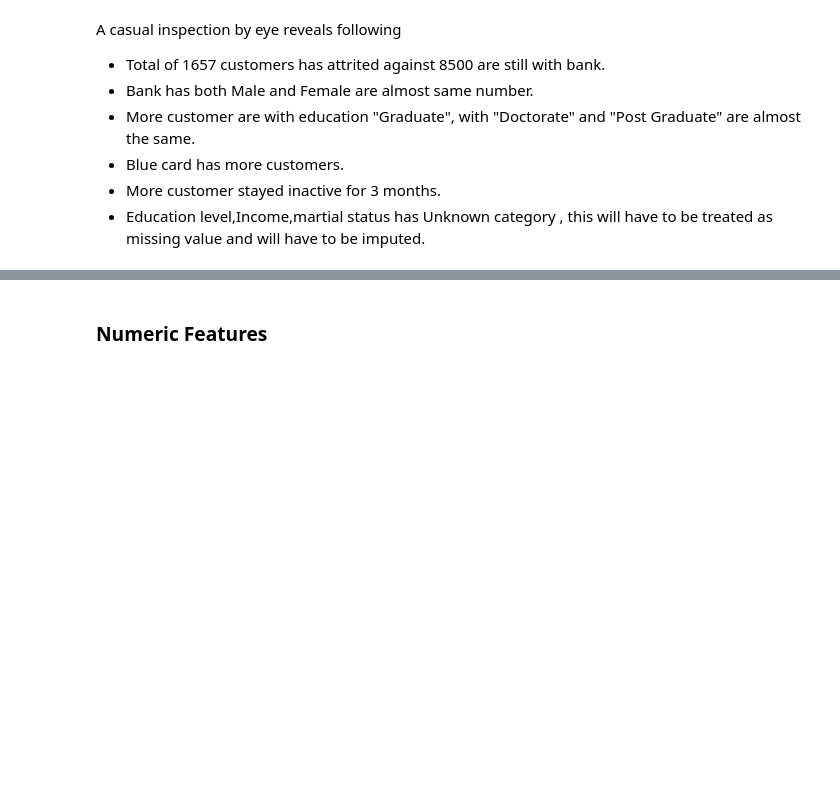
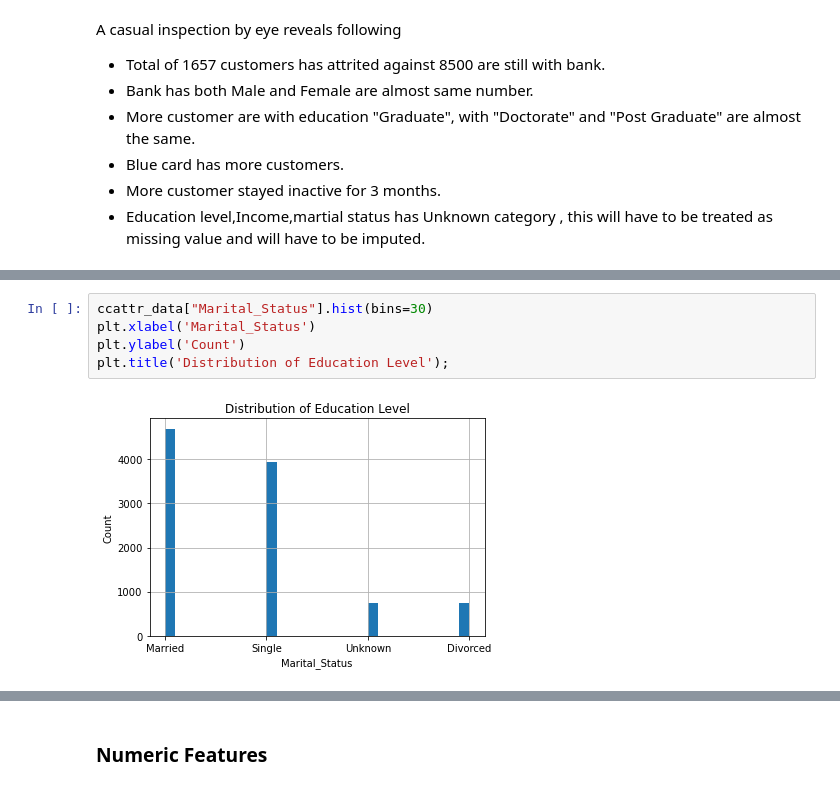
Before and after one commit to shaisid01/Data-Science, a Jupyter notebook: CapstoneProjects/Capstone 2/Notebooks/02_data_wrangling.ipynb, the cells around one changed output, grey strips where cells are left out. Cells and saved outputs as stored; diff of their text form; blank space fills up the shorter version.

```diff
--- a/CapstoneProjects/Capstone 2/Notebooks/02_data_wrangling.ipynb
+++ b/CapstoneProjects/Capstone 2/Notebooks/02_data_wrangling.ipynb
@@ -397,0 +415,7 @@ A casual inspection by eye reveals following
+# %%
+ccattr_data["Marital_Status"].hist(bins=30)
+plt.xlabel('Marital_Status')
+plt.ylabel('Count')
+plt.title('Distribution of Education Level');
+# %% [output]
+[figure, added]
```
Also changed, not shown: parts of 29 cells of this notebook.
